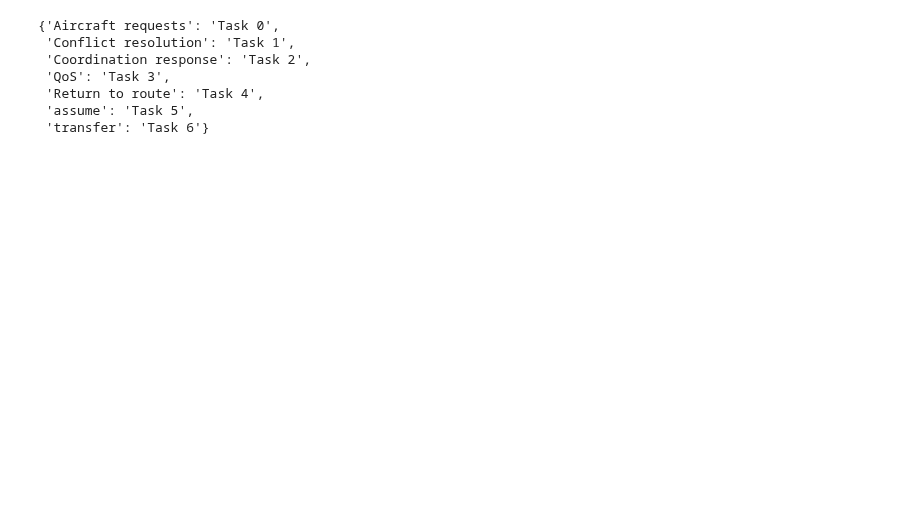
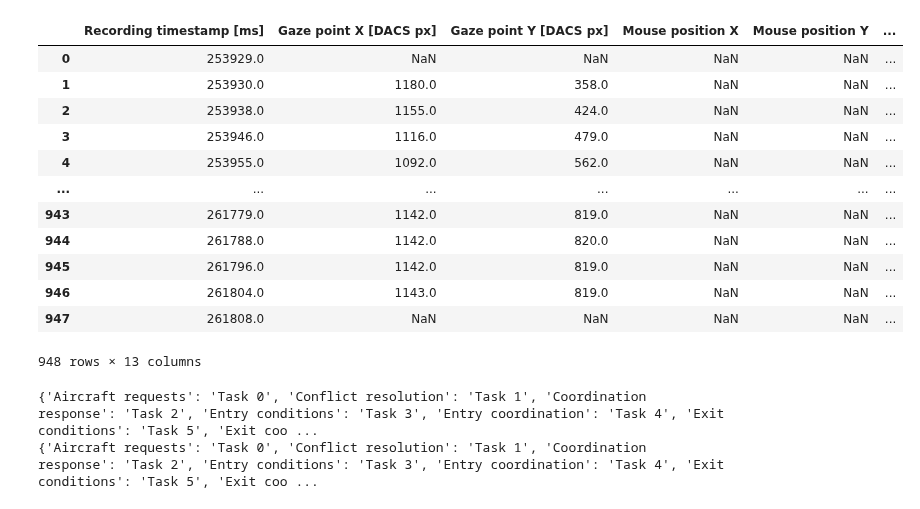
Before and after one commit to kruuZHAW/eye_tracking, a Jupyter notebook: notebooks/sandbox_atco_real_time.ipynb, the cells around one changed output. Cells and saved outputs as stored; diff of their text form; code cells hidden in the pictures; blank space fills up the shorter version.

Commit message:
polaris events integration

```diff
--- a/notebooks/sandbox_atco_real_time.ipynb
+++ b/notebooks/sandbox_atco_real_time.ipynb
@@ -85,0 +69,32 @@ chunks_task, blinks_task, task_map_task = load_and_process(
+# %%
+data_path = "/store/kruu/eye_tracking/training_data"
+participant = ["010"]
+scenarios = [3]
+features = ['Recording timestamp [ms]', 'Gaze point X [DACS px]', 'Gaze point Y [DACS px]', 'Mouse position X', 'Mouse position Y', 'Event']
+interpolate_cols = ['Gaze point X [DACS px]', 'Gaze point Y [DACS px]', 'Mouse position X', 'Mouse position Y', "Blink"]
+fill_columns = ['Gaze point X [DACS px]', 'Gaze point Y [DACS px]', 'Mouse position X', 'Mouse position Y']
+
+# chunks_fixed_len, blinks_fixed_len, task_map_fixed_len = load_and_process(
+#     root_dir=data_path,
+#     columns=features,              # include the timestamp col here
+#     interpolate_cols=interpolate_cols,
+#     fill_cols=fill_columns,
+#     participants=participant,
+#     scenarios=scenarios,
+#     time_resampling=False,
+#     fixed_window_ms=12000,          # 3s windows
+#     window_step_ms=2000,           # no overlap = None
+#     min_task_presence=0.5
+# )
+
+chunks_task, blinks_task, task_map_task = load_and_process(
+    root_dir=data_path,
+    columns=features,              # include the timestamp col here
+    interpolate_cols=interpolate_cols,
+    fill_cols=fill_columns,
+    participants=participant,
+    scenarios=scenarios,
+    time_resampling=False,
+    fixed_window_ms=None,          # 3s windows
+    window_step_ms=None,           # no overlap = None
+)
@@ -86,14 +118,25 @@ chunks_task, blinks_task, task_map_task = load_and_process(
+# %%
+chunks_task['010_3_9_0']
+# %% [output]
+|  | Recording timestamp [ms] | Gaze point X [DACS px] | Gaze point Y [DACS px] | Mouse position X | Mouse position Y | ... |
+| 0 | 253929.0 | NaN | NaN | NaN | NaN | ... |
+| 1 | 253930.0 | 1180.0 | 358.0 | NaN | NaN | ... |
+| 2 | 253938.0 | 1155.0 | 424.0 | NaN | NaN | ... |
+| 3 | 253946.0 | 1116.0 | 479.0 | NaN | NaN | ... |
+| 4 | 253955.0 | 1092.0 | 562.0 | NaN | NaN | ... |
+| ... | ... | ... | ... | ... | ... | ... |
+| 943 | 261779.0 | 1142.0 | 819.0 | NaN | NaN | ... |
+| 944 | 261788.0 | 1142.0 | 820.0 | NaN | NaN | ... |
+| 945 | 261796.0 | 1142.0 | 819.0 | NaN | NaN | ... |
+| 946 | 261804.0 | 1143.0 | 819.0 | NaN | NaN | ... |
+| 947 | 261808.0 | NaN | NaN | NaN | NaN | ... |
+948 rows × 13 columns
 # %%
-task_map_fixed_len
-# print(task_map_task)
+print(task_map_fixed_len)
+print(task_map_task)
 # %% [output]
-{'Aircraft requests': 'Task 0',
- 'Conflict resolution': 'Task 1',
- 'Coordination response': 'Task 2',
- 'QoS': 'Task 3',
- 'Return to route': 'Task 4',
- 'assume': 'Task 5',
- 'transfer': 'Task 6'}
+{'Aircraft requests': 'Task 0', 'Conflict resolution': 'Task 1', 'Coordination response': 'Task 2', 'Entry conditions': 'Task 3', 'Entry coordination': 'Task 4', 'Exit conditions': 'Task 5', 'Exit coo ...
+{'Aircraft requests': 'Task 0', 'Conflict resolution': 'Task 1', 'Coordination response': 'Task 2', 'Entry conditions': 'Task 3', 'Entry coordination': 'Task 4', 'Exit conditions': 'Task 5', 'Exit coo ...
 # %%
 from collections import Counter
 
```
Also changed, not shown: parts of 7 cells of this notebook, 45 other files.
